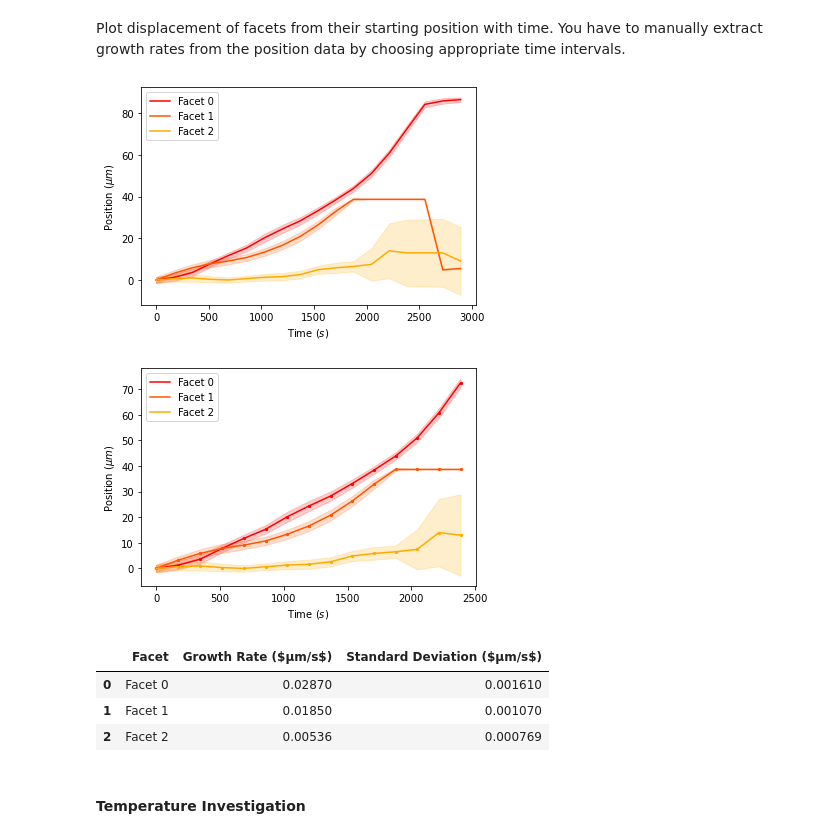
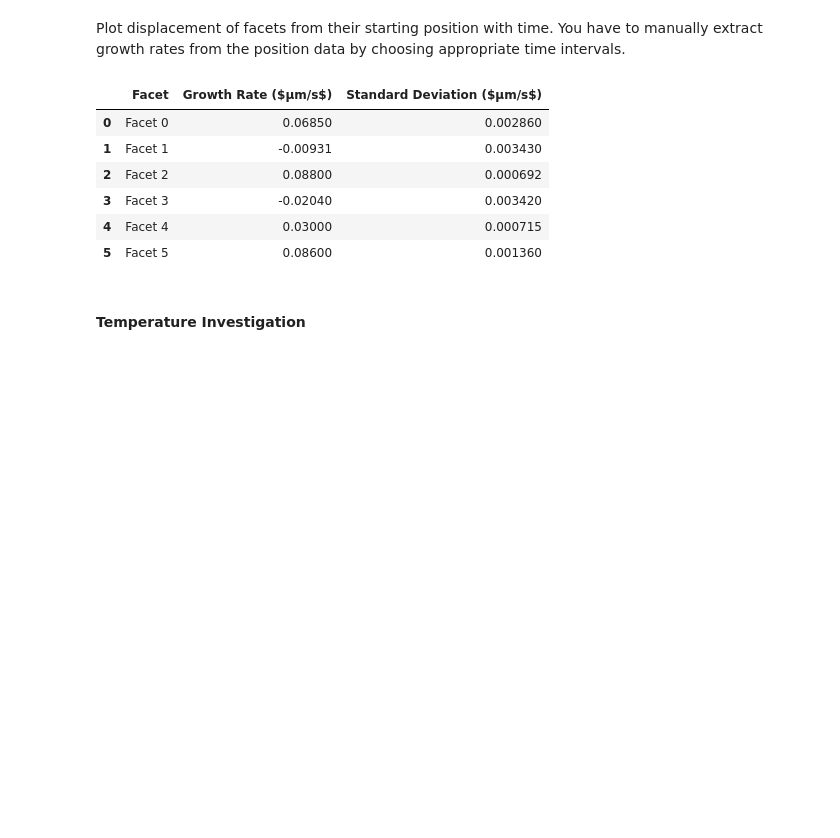
Before and after one commit to ESaundersNano/Mini-1-Multidimensional-analysis-of-perovskite-growth, a Jupyter notebook: optical_image_growth_rate.ipynb, the cells around one changed output. Drawn from its saved outputs; the diff is of its cells as text; code cells hidden in the pictures; blank space fills up the shorter version.

Commit message:
90 degree figures

```diff
--- a/optical_image_growth_rate.ipynb
+++ b/optical_image_growth_rate.ipynb
@@ -40,7 +40,7 @@ WARNING:hyperspy_gui_traitsui:The traitsui GUI elements are not available.
 This is where you specify the location of the files you wish to look at.
 # %%
 # folder = r'C:\Users\es758\University of Cambridge\Alice Dearle - mini1 hyper-perov\example 1 reflection growth 90deg\2 reflection\\'
-folder = r'C:\Users\Sauron\Documents\grl31\NanoDTC Mini - Edward\example 1 reflection growth\2 reflection\\'
+# folder = r'C:\Users\Sauron\Documents\grl31\NanoDTC Mini - Edward\example 1 reflection growth\2 reflection\\'
 # folder = r'C:\Users\Sauron\Documents\grl31\NanoDTC Mini - Edward\example 2 hyperspectral\090321\\'
 # folder=r'C:\Users\Sauron\Documents\grl31\NanoDTC Mini - Edward\hyperspectral 70deg\\'
 # folder=r'E:\200122\\'
@@ -453,6 +453,23 @@ You can also enter in coordinates yourself, or load from a file.
 #         [209.00890107, 535.1797656 ]]]
 
 # )
+
+# 90 degree set
+
+line_points_list = np.array(
+[[[741.55084142, 206.87554484],
+        [837.60547249, 123.62819791]],
+ [[254.87404399, 833.15173943],
+        [181.87252437, 894.62670331]],
+ [[240.78603143, 591.09406913],
+        [112.71319   , 687.1487002 ]],
+ [[153.69649926, 550.11075987],
+        [ 44.83458404, 626.95446473]],
+ [[335.55993409, 308.05308957],
+        [268.96205654, 217.12137216]],
+ [[587.8634317 , 593.65552596],
+        [692.88316167, 738.37783677]]]
+)
 # %% [markdown]
 Select which facets are going to be included in the plot. This must be compatible with the number of facets chosen.
 # %%
@@ -460,7 +477,7 @@ Select which facets are going to be included in the plot. This must be compatibl
 # I think just replace first len in expressions below to some list of indices I specify here.
 
 i_start = 0
-i_end = 2 # inclusive
+i_end = 5 # inclusive
 # i_end = len(line_points_list)
 i_list = np.arange(i_start, i_end+1)
 i_list
@@ -469,7 +486,7 @@ array([0, 1, 2])
 # %% [markdown]
 Show the positions of the lines over the original image and after a given rotation to display the selection of facets being tracked.
 # %%
-%matplotlib inline
+%matplotlib qt
 test_image = test_image=images[0].copy()#+images[-1].copy()
 test_image = get_outline(test_image)
 rotated_image, rotated_line_points, angle = oif.image_rotation_by_manual_line(test_image, line_points_list[0])
@@ -485,17 +502,17 @@ for i in i_list:
     rotated_line_points_list.append(rotated_points)
 rotated_line_points_list = np.array(rotated_line_points_list)
 
-plt.figure("Line points original")
+plt.figure("Line points original", dpi=300)
 
 plt.imshow((test_image), cmap='Greys_r')
 
-cmap = plt.cm.get_cmap('autumn') # use any colormap you like
+cmap = plt.cm.get_cmap('hsv') # use any colormap you like
 
 for i in i_list:
     col = cmap(i/len(line_points_list)) # cmap takes float between 0 & 1 and returns corresponding color
     line_points = line_points_list[i]
     plt.plot([line_points[0][0],line_points[1][0]], [line_points[0][1], line_points[1][1]], color=col, label="Facet %i" %i, marker = '.', markersize = 10, linestyle='--')
-plt.legend()
+plt.legend(fontsize=8)
 plt.axis("off")
 plt.show()
 
@@ -529,9 +543,9 @@ error_array = np.array(error_array)
 # %% [markdown]
 Plot displacement of facets from their starting position with time. You have to manually extract growth rates from the position data by choosing appropriate time intervals.
 # %%
-%matplotlib inline
+%matplotlib qt
 
-cut_time=2500 # sets where truncate data to then fit a linear growth rate
+cut_time=500 # sets where truncate data to then fit a linear growth rate
 
 def getnearpos(array,value):
         idx = np.argmin((np.abs(array-value)))
@@ -544,44 +558,45 @@ for i in np.arange(len(line_points_list)):
     name = "Facet %i" %i
     rate = oif.fit_speed_linear(position_array=positions_array[i], time_array=ts, whole_series=False,time_start=0, time_end=cut_time)
     rate=float("{:.3}".format(rate))
     std_dev=oif.fit_speed_linear_standard_dev(position_array=positions_array[i], time_array=ts, whole_series=False,time_start=0, time_end=cut_time)
     std_dev=float("{:.3}".format(std_dev))
     growth_info.append([name, rate, std_dev])
 
 df = pd.DataFrame(growth_info, columns=["Facet", "Growth Rate ($µm/s$)", "Standard Deviation ($µm/s$)"])
 
 
 plt.figure("Original")
-cmap = plt.cm.get_cmap('autumn') # use any colormap you like
+cmap = plt.cm.get_cmap('hsv') # use any colormap you like
 for i in i_list:
     col = cmap(i/len(line_points_list)) # cmap takes float between 0 & 1 and returns corresponding color
     plt.plot(ts, positions_array[i], color=col, label="Facet %i" %i)
     plt.fill_between(ts, positions_array[i]-error_array[i], positions_array[i]+error_array[i], color=col, alpha=0.2)
 plt.legend()
 plt.xlabel("Time ($s$)")
 plt.ylabel("Position ($µm$)")
 plt.show()
 
-plt.figure("Truncated")
-cmap = plt.cm.get_cmap('autumn') # use any colormap you like
+plt.figure("Truncated", dpi=300)
+cmap = plt.cm.get_cmap('hsv') # use any colormap you like
 for i in i_list:
     col = cmap(i/len(line_points_list)) # cmap takes float between 0 & 1 and returns corresponding color
     plt.scatter(ts[:cut_index], positions_array[i][:cut_index], color=col, s=5)
     plt.plot(ts[:cut_index], positions_array[i][:cut_index], color=col, label="Facet %i" %i)
     plt.fill_between(ts[:cut_index], positions_array[i][:cut_index]-error_array[i][:cut_index], positions_array[i][:cut_index]+error_array[i][:cut_index], color=col, alpha=0.2)
-plt.legend()
-plt.xlabel("Time ($s$)")
-plt.ylabel("Position ($µm$)")
+plt.legend(fontsize=10)
+plt.xlabel("Time ($s$)", fontsize=10)
+plt.ylabel("Position ($µm$)", fontsize=10)
 plt.show()
 
 df
 # %% [output]
-[figure, removed]
-[figure, removed]
 |  | Facet | Growth Rate ($µm/s$) | Standard Deviation ($µm/s$) |
-| 0 | Facet 0 | 0.02870 | 0.001610 |
-| 1 | Facet 1 | 0.01850 | 0.001070 |
-| 2 | Facet 2 | 0.00536 | 0.000769 |
+| 0 | Facet 0 | 0.06850 | 0.002860 |
+| 1 | Facet 1 | -0.00931 | 0.003430 |
+| 2 | Facet 2 | 0.08800 | 0.000692 |
+| 3 | Facet 3 | -0.02040 | 0.003420 |
+| 4 | Facet 4 | 0.03000 | 0.000715 |
+| 5 | Facet 5 | 0.08600 | 0.001360 |
 # %% [markdown]
 #### Temperature Investigation
 # %% [markdown]
```
Also changed, not shown: parts of 7 cells of this notebook, 10 other files.
